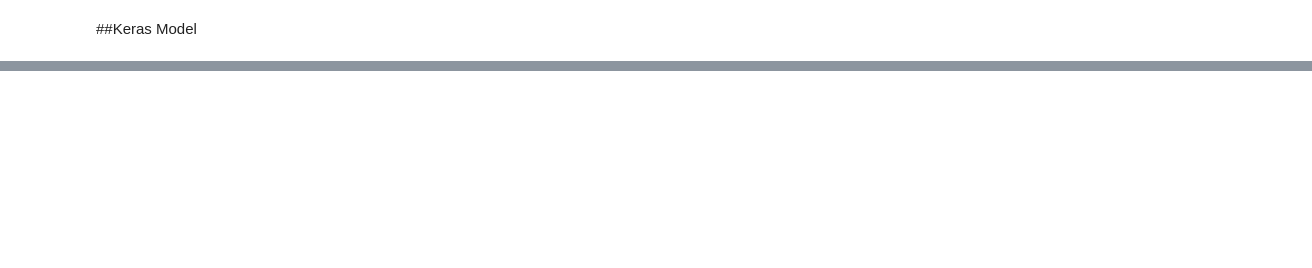
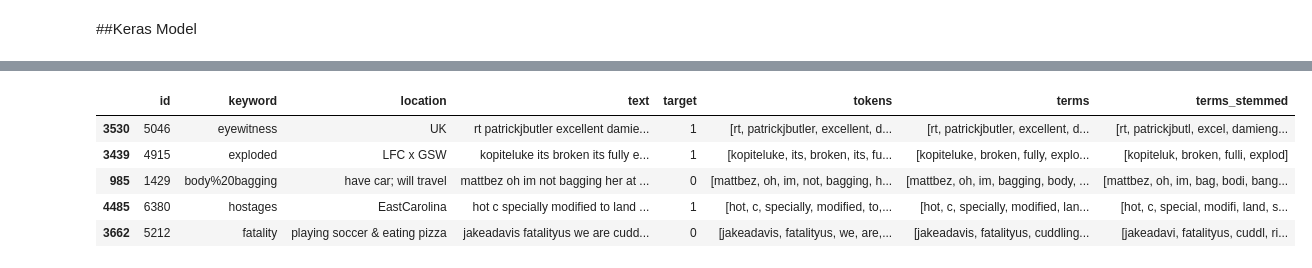
Before and after one commit to THESHADOW2030/tweetsDisaster, a Jupyter notebook: bigDataProject_DisasterClassification.ipynb, the cells around one changed output, grey strips where cells are left out. Drawn from its saved outputs; the diff is of its cells as text; code cells hidden in the pictures; blank space fills up the shorter version.

```diff
--- a/bigDataProject_DisasterClassification.ipynb
+++ b/bigDataProject_DisasterClassification.ipynb
@@ -748,0 +1036,11 @@ logRegModel/  metadata/  stages/  test.csv  train.csv
+# %%
+#shuffle
+cleaned_df = cleaned_df.sample(frac = 1)
+cleaned_df.head()
+# %% [output]
+|  | id | keyword | location | text | target | tokens | terms | terms_stemmed |
+| 3530 | 5046 | eyewitness | UK | rt patrickjbutler excellent damie... | 1 | [rt, patrickjbutler, excellent, d... | [rt, patrickjbutler, excellent, d... | [rt, patrickjbutl, excel, damieng... |
+| 3439 | 4915 | exploded | LFC x GSW | kopiteluke its broken its fully e... | 1 | [kopiteluke, its, broken, its, fu... | [kopiteluke, broken, fully, explo... | [kopiteluk, broken, fulli, explod] |
+| 985 | 1429 | body%20bagging | have car; will travel | mattbez oh im not bagging her at ... | 0 | [mattbez, oh, im, not, bagging, h... | [mattbez, oh, im, bagging, body, ... | [mattbez, oh, im, bag, bodi, bang... |
+| 4485 | 6380 | hostages | EastCarolina | hot c specially modified to land ... | 1 | [hot, c, specially, modified, to,... | [hot, c, specially, modified, lan... | [hot, c, special, modifi, land, s... |
+| 3662 | 5212 | fatality | playing soccer & eating pizza | jakeadavis fatalityus we are cudd... | 0 | [jakeadavis, fatalityus, we, are,... | [jakeadavis, fatalityus, cuddling... | [jakeadavi, fatalityus, cuddl, ri... |
```
Also changed, not shown: parts of 51 cells of this notebook.
